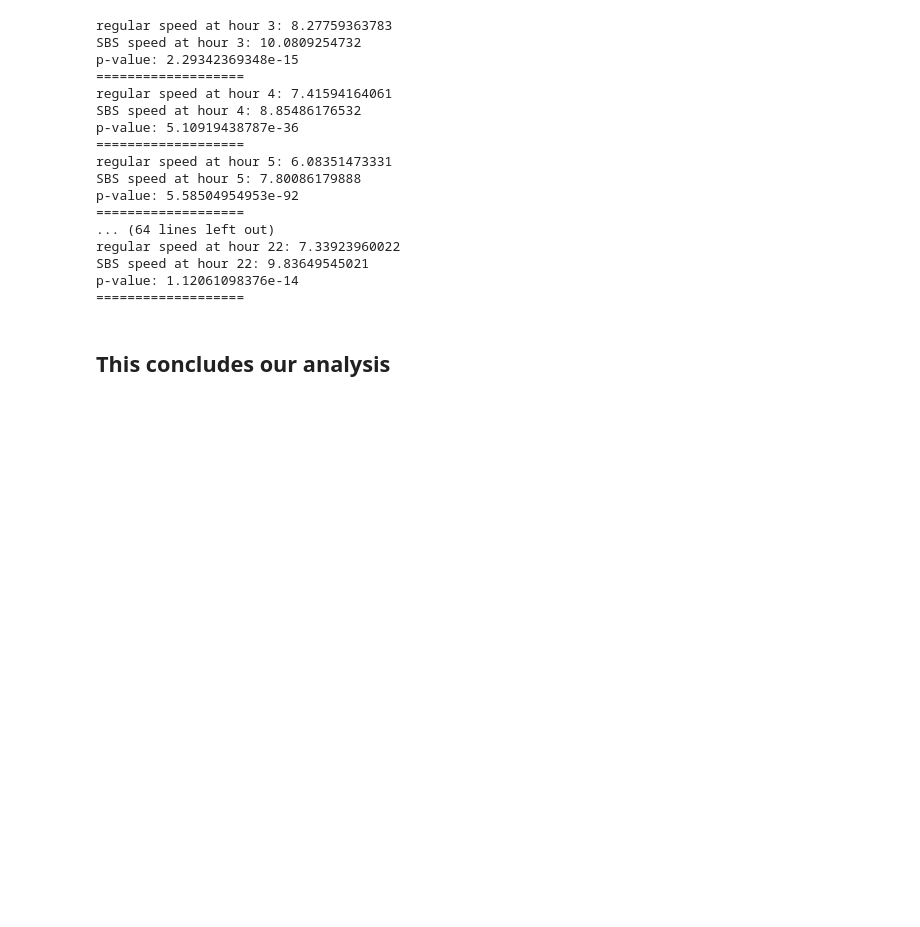
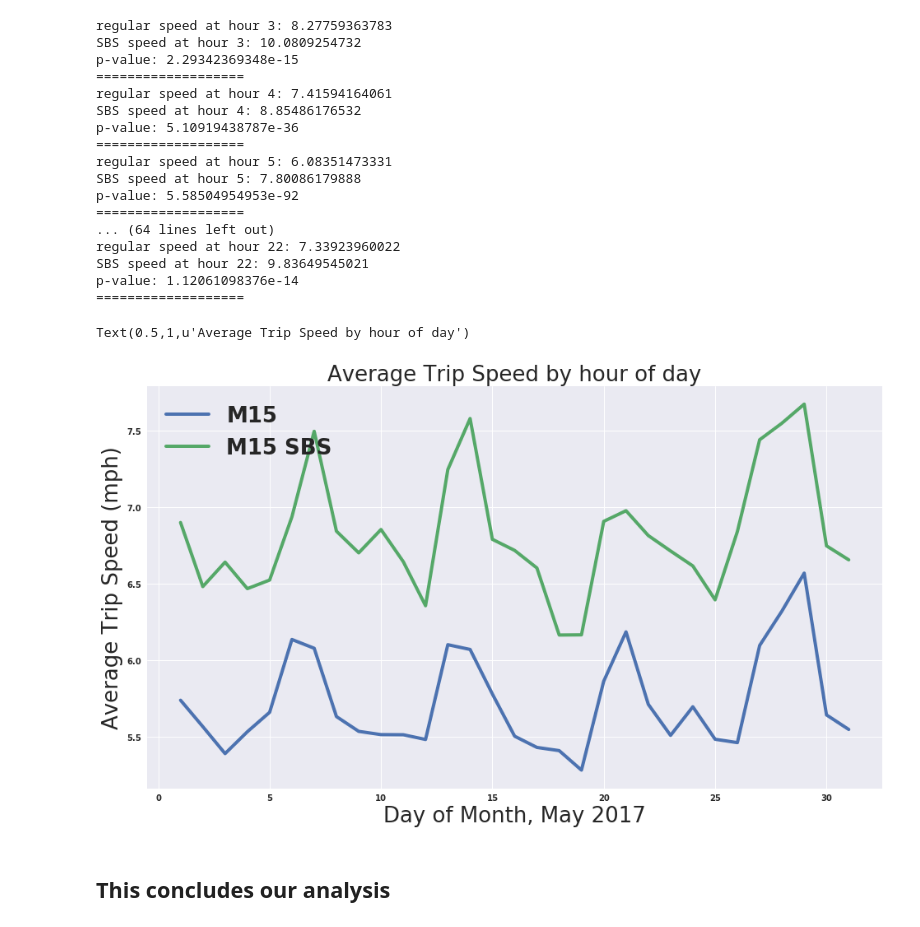
Before and after one commit to parthshah93/ads_2017, a Jupyter notebook: Final_Script.ipynb, the cells around one changed output. Drawn from its saved outputs; the diff is of its cells as text; code cells hidden in the pictures; blank space fills up the shorter version.

Commit message:
monthly sum too

```diff
--- a/Final_Script.ipynb
+++ b/Final_Script.ipynb
@@ -425,5 +425,18 @@ regular speed at hour 22: 7.33923960022
 SBS speed at hour 22: 9.83649545021
 p-value: 1.12061098376e-14
 ===================
+# %%
+overall_speeds_reg.groupby(level=0).mean()
+overall_speeds_sbs.groupby(level=0).mean()
+
+ax = overall_speeds_reg.groupby(level=0).mean().plot(figsize=(16, 9), linewidth=4, label="M15")
+overall_speeds_sbs.groupby(level=0).mean().plot(ax=ax, linewidth=4, label="M15 SBS")
+ax.legend(fontsize=26)
+ax.set_xlabel("Day of Month, May 2017", fontsize=26)
+ax.set_ylabel("Average Trip Speed (mph)", fontsize=26)
+ax.set_title("Average Trip Speed by hour of day", fontsize=26)
+# %% [output]
+Text(0.5,1,u'Average Trip Speed by hour of day')
+[figure, added]
 # %% [markdown]
 ## This concludes our analysis
```
